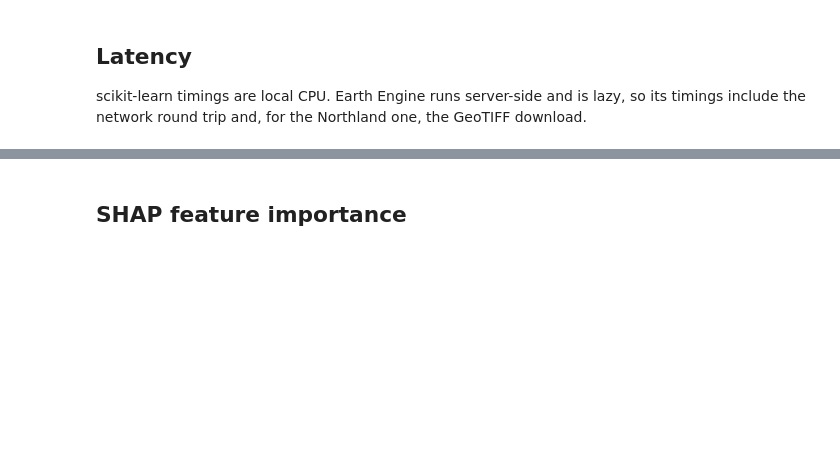
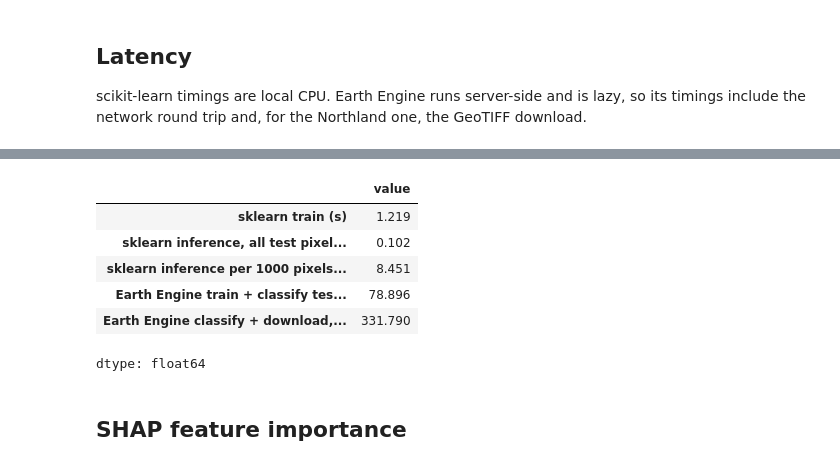
Before and after one commit to hyunbin1024/save-kiwis-from-flooding, a Jupyter notebook: notebooks/latency_shap.ipynb, the cells around one changed output, grey strips where cells are left out. Cells and saved outputs as stored; diff of their text form; code cells hidden in the pictures; blank space fills up the shorter version.

```diff
--- a/notebooks/latency_shap.ipynb
+++ b/notebooks/latency_shap.ipynb
@@ -265,13 +303,15 @@ print(f"Classify + download (Northland, one pass): {timings['Earth Engine classi
 # %%
-# Per km2. scikit-learn: a 20 m pixel is 0.0004 km2, so 1 km2 = 2,500 pixels. Earth Engine: Northland polygon area.
-timings["sklearn inference per km2 at 20 m (ms)"] = timings["sklearn inference per 1000 pixels (ms)"] * 2.5
-northland_km2 = NORTHLAND.area(maxError=100).getInfo() / 1e6
-timings["Northland area (km2)"] = northland_km2
-timings["Earth Engine classify + download per km2 (s)"] = timings["Earth Engine classify + download, Northland, one pass (s)"] / northland_km2
-
 lat = pd.Series(timings, name="value").round(3)
 lat.to_csv(OUT_DIR / "latency.csv")
 lat
+# %% [output]
+|  | value |
+| sklearn train (s) | 1.219 |
+| sklearn inference, all test pixel... | 0.102 |
+| sklearn inference per 1000 pixels... | 8.451 |
+| Earth Engine train + classify tes... | 78.896 |
+| Earth Engine classify + download,... | 331.790 |
+dtype: float64
 # %% [markdown]
 ## SHAP feature importance
 # %%
```
Also changed, not shown: parts of 9 cells of this notebook, 18 other files.
